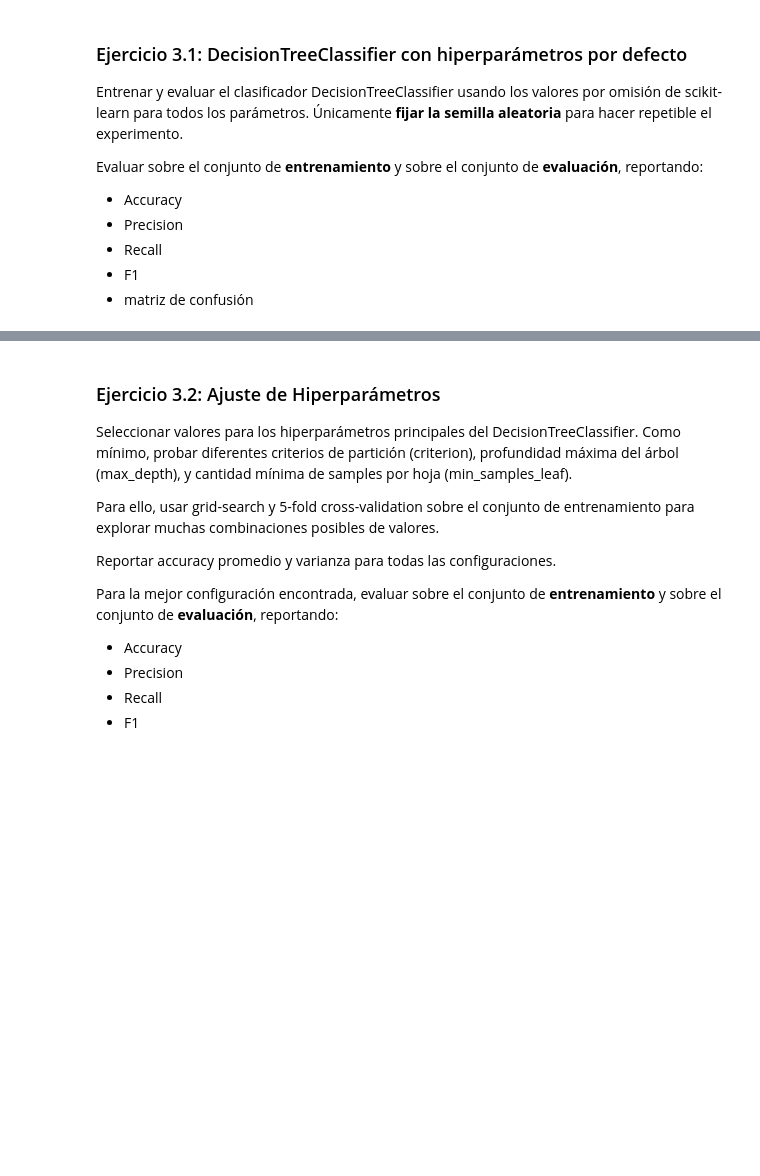
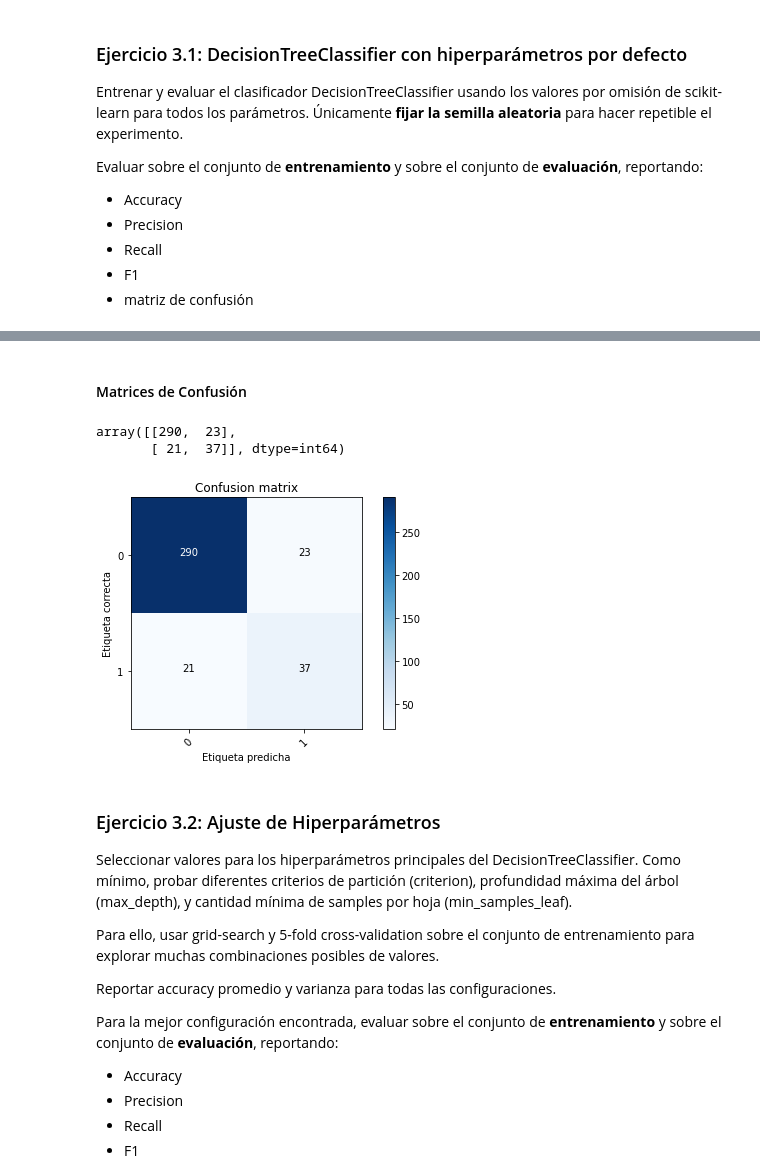
Before and after one commit to Nico37-coder/IAA-Team-22, a Jupyter notebook: Lab 2 NEF.ipynb, the cells around one changed output, grey strips where cells are left out. Cells and saved outputs as stored; diff of their text form; code cells hidden in the pictures; blank space fills up the shorter version.

```diff
--- a/Lab 2 NEF.ipynb
+++ b/Lab 2 NEF.ipynb
@@ -238,3 +444,7 @@ Evaluar sobre el conjunto de **entrenamiento** y sobre el conjunto de **evaluaci
 - Recall
 - F1
 - matriz de confusión
+# %%
+model = DecisionTreeClassifier(random_state=0)
+# %%
+model.fit(X_train, y_train)
@@ -240,0 +455,2 @@ Evaluar sobre el conjunto de **entrenamiento** y sobre el conjunto de **evaluaci
+# %%
+y_test_pred = model.predict(X_test)
@@ -240,0 +470,2 @@ Evaluar sobre el conjunto de **entrenamiento** y sobre el conjunto de **evaluaci
+# %% [markdown]
+#### Matrices de Confusión
@@ -241,3 +476,13 @@ Evaluar sobre el conjunto de **entrenamiento** y sobre el conjunto de **evaluaci
+# %%
+cm = confusion_matrix(y_test, y_test_pred)
+cm
+# %% [output]
+array([[290,  23],
+       [ 21,  37]], dtype=int64)
+# %%
+plot_confusion_matrix(cm, ['0','1'])
+# %% [output]
+[figure, added]
 # %% [markdown]
 ### Ejercicio 3.2: Ajuste de Hiperparámetros
 
```
Also changed, not shown: parts of 59 cells of this notebook, 1 other file.
